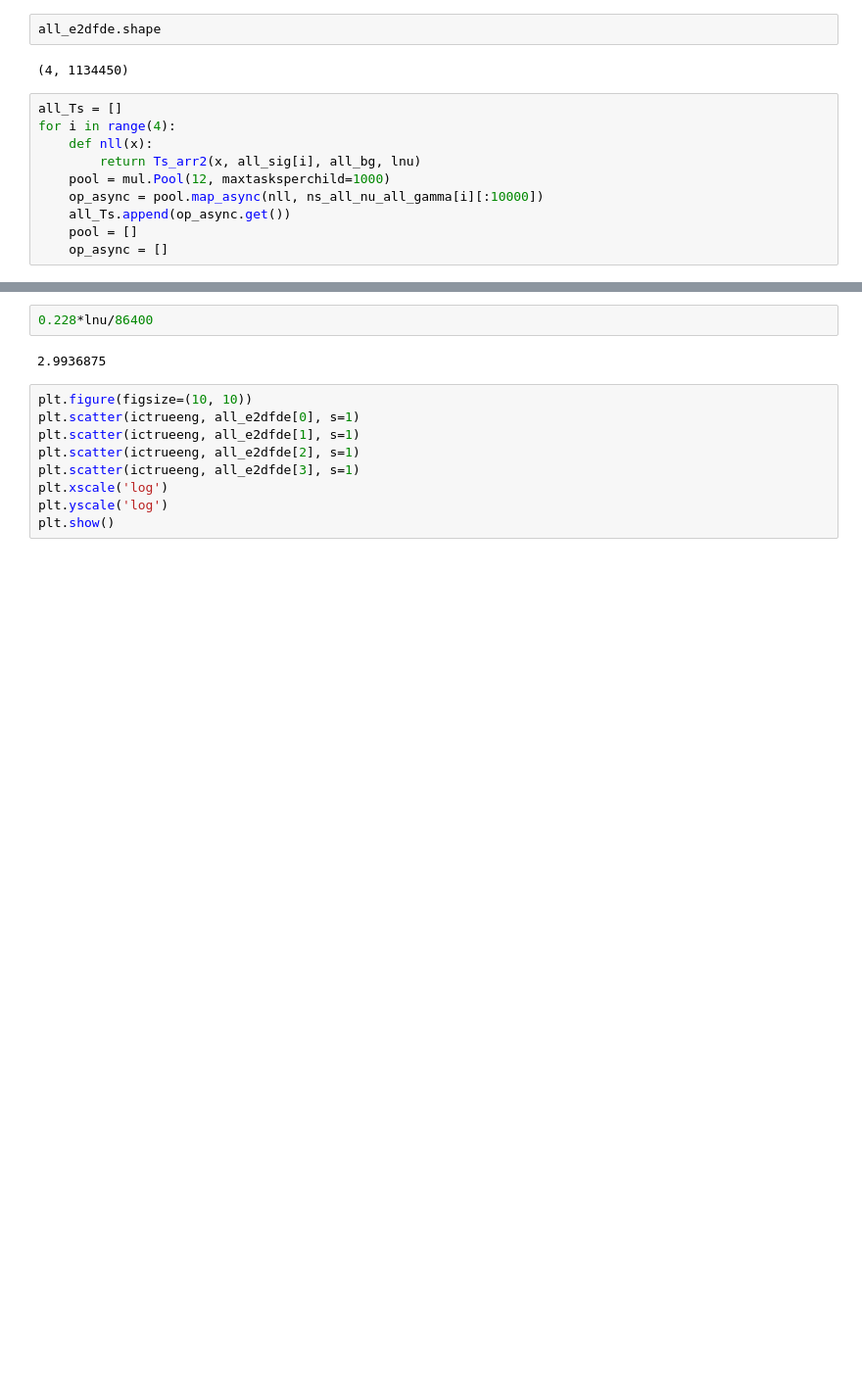
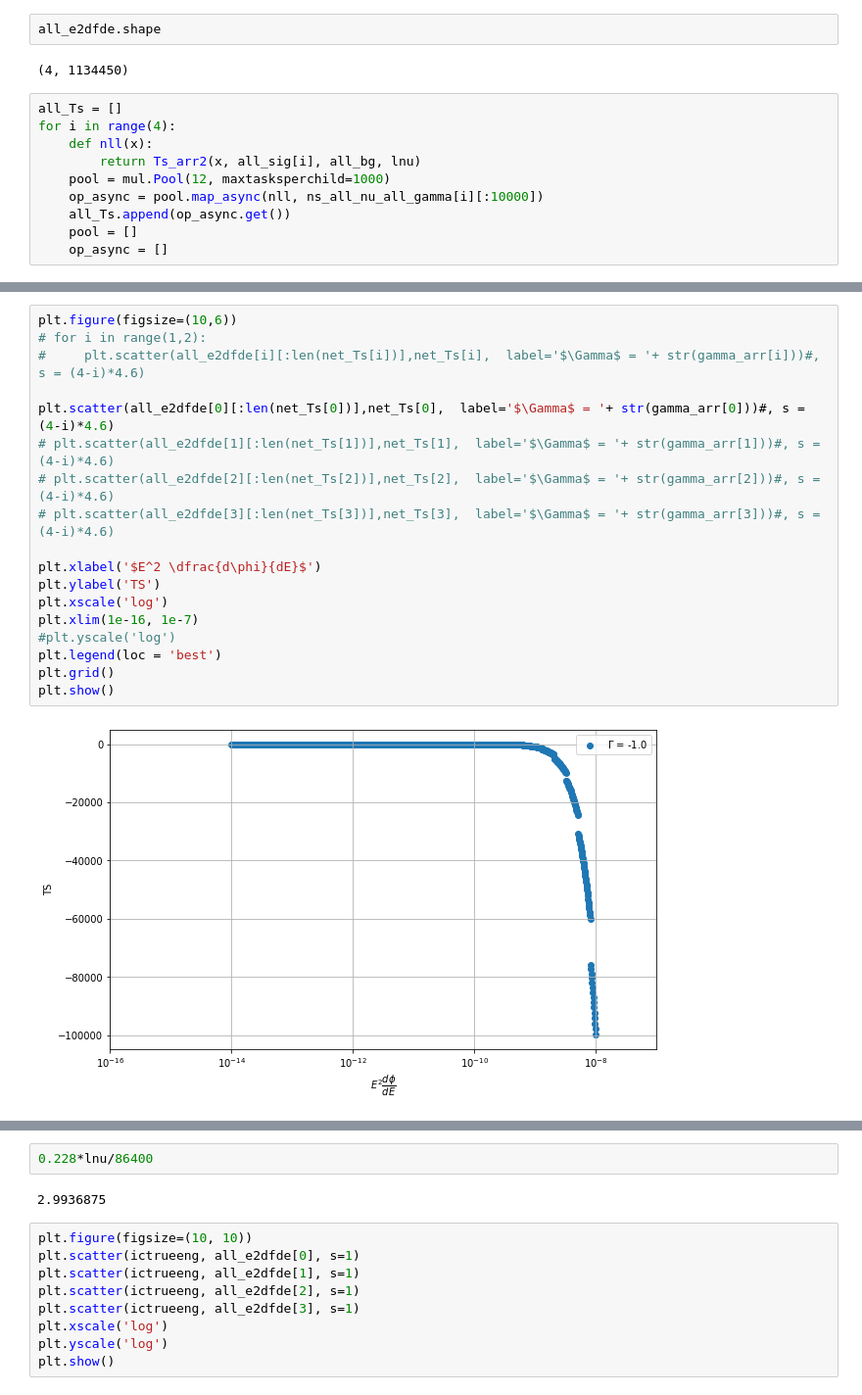
Before and after one commit to DarkWake9/Project-IceCube-Legacy, a Jupyter notebook: task4/task4k.ipynb, the cells around one changed output, grey strips where cells are left out. Shown at 98% size. Cells and saved outputs as stored; diff of their text form; blank space fills up the shorter version.

```diff
--- a/task4/task4k.ipynb
+++ b/task4/task4k.ipynb
@@ -587,2 +659,22 @@ array([2.04173794e-14, 1.47910839e-12, 8.31763771e-14, ...,
+# %%
+plt.figure(figsize=(10,6))
+# for i in range(1,2):
+#     plt.scatter(all_e2dfde[i][:len(net_Ts[i])],net_Ts[i],  label='$\Gamma$ = '+ str(gamma_arr[i]))#, s = (4-i)*4.6)
+
+plt.scatter(all_e2dfde[0][:len(net_Ts[0])],net_Ts[0],  label='$\Gamma$ = '+ str(gamma_arr[0]))#, s = (4-i)*4.6)
+# plt.scatter(all_e2dfde[1][:len(net_Ts[1])],net_Ts[1],  label='$\Gamma$ = '+ str(gamma_arr[1]))#, s = (4-i)*4.6)
+# plt.scatter(all_e2dfde[2][:len(net_Ts[2])],net_Ts[2],  label='$\Gamma$ = '+ str(gamma_arr[2]))#, s = (4-i)*4.6)
+# plt.scatter(all_e2dfde[3][:len(net_Ts[3])],net_Ts[3],  label='$\Gamma$ = '+ str(gamma_arr[3]))#, s = (4-i)*4.6)
+
+plt.xlabel('$E^2 \dfrac{d\phi}{dE}$')
+plt.ylabel('TS')
+plt.xscale('log')
+plt.xlim(1e-16, 1e-7)
+#plt.yscale('log')
+plt.legend(loc = 'best')
+plt.grid()
+plt.show()
+# %% [output]
+[figure, added]
 # %%
 plt.figure(figsize=(10,6))
```
Also changed, not shown: parts of 18 cells of this notebook.
